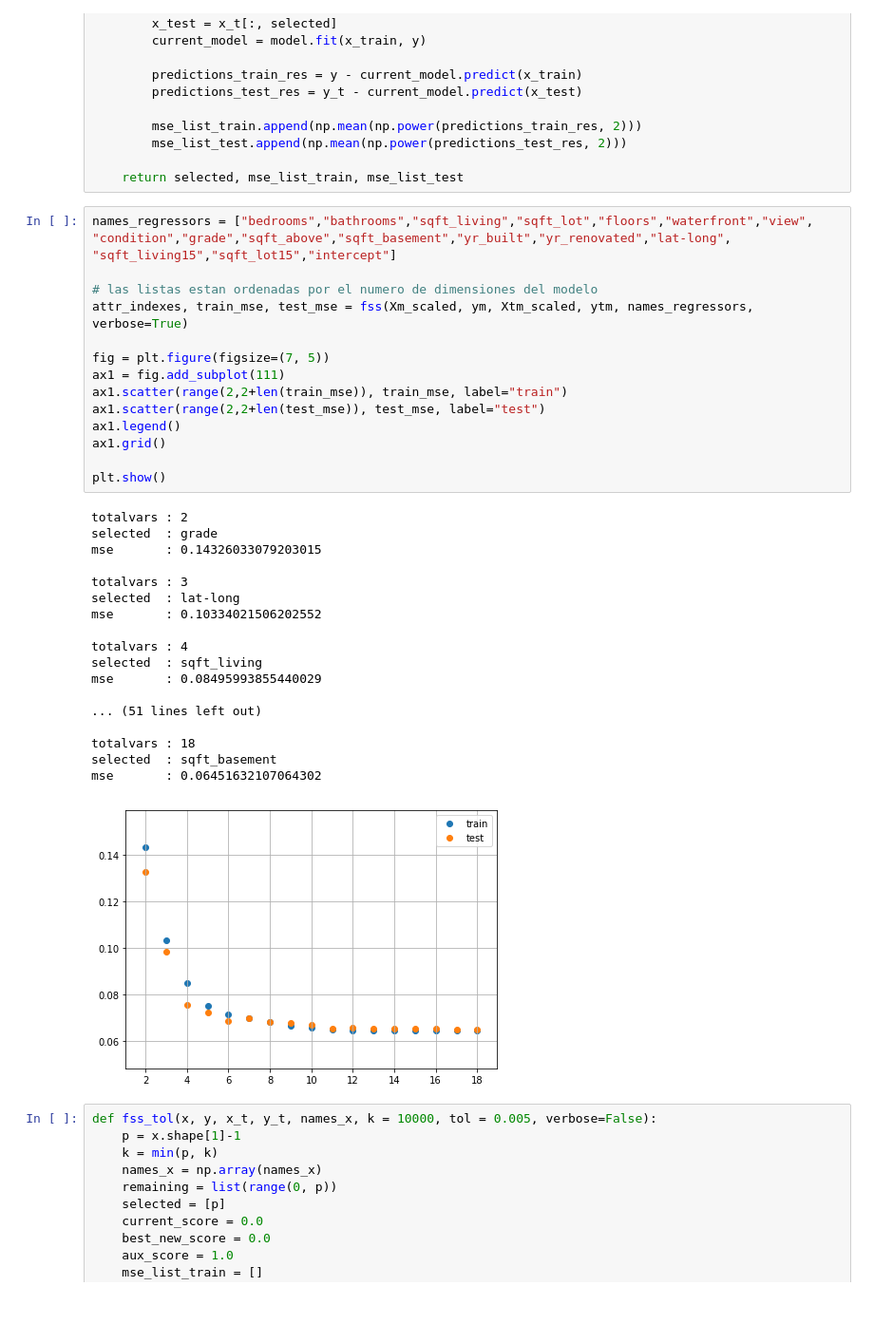
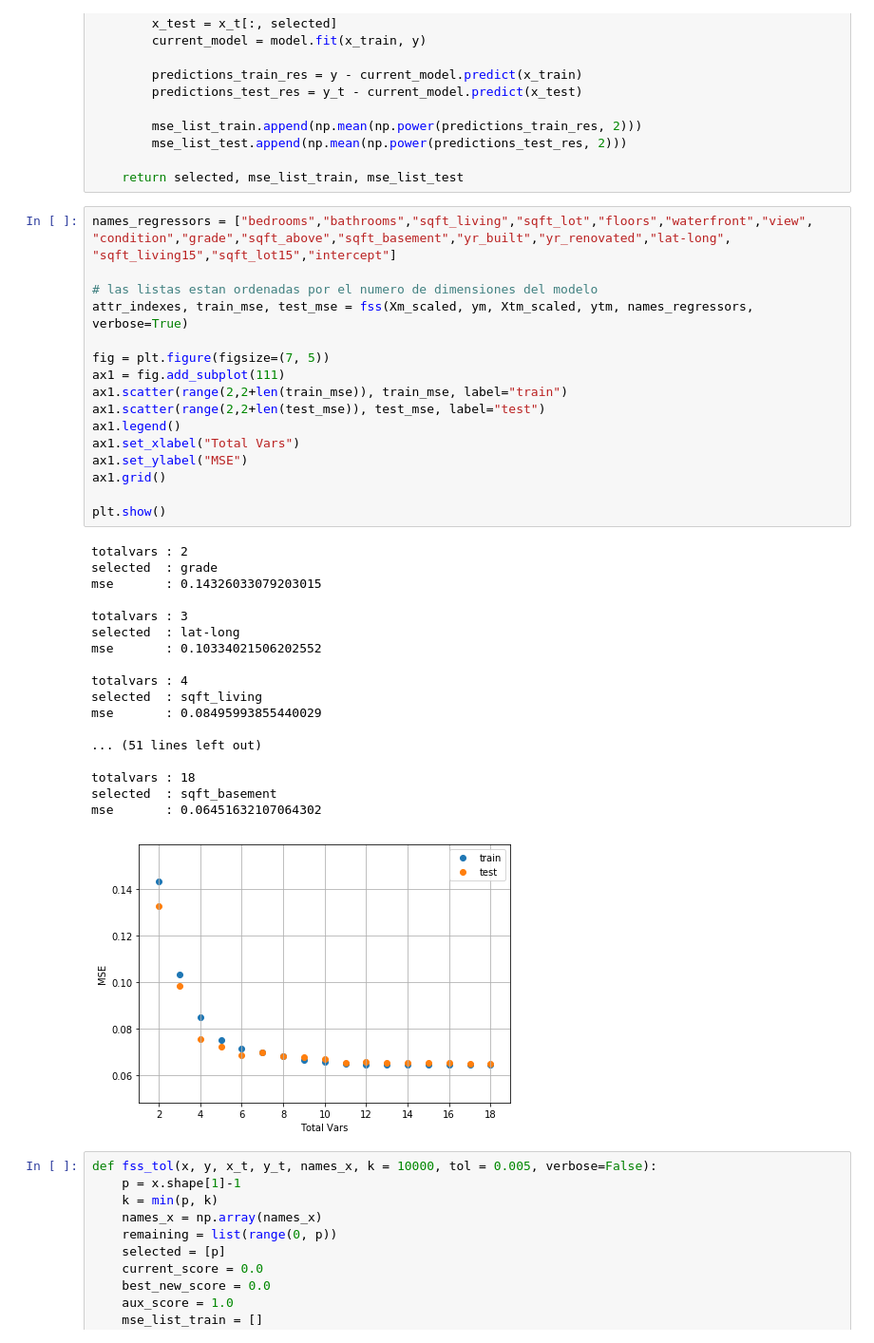
Before and after one commit to vlizanae/INF393, a Jupyter notebook: tarea-1/tarea-1.ipynb, the cells around one changed output. Shown at 95% size. Saved outputs shown, nothing was run; the diff lists cells and outputs as text; blank space fills up the shorter version.

```diff
--- a/tarea-1/tarea-1.ipynb
+++ b/tarea-1/tarea-1.ipynb
@@ -412,34 +410,36 @@ names_regressors = ["bedrooms","bathrooms","sqft_living","sqft_lot","floors","wa
 
 # las listas estan ordenadas por el numero de dimensiones del modelo
 attr_indexes, train_mse, test_mse = fss(Xm_scaled, ym, Xtm_scaled, ytm, names_regressors, verbose=True)
 
 fig = plt.figure(figsize=(7, 5))
 ax1 = fig.add_subplot(111)
 ax1.scatter(range(2,2+len(train_mse)), train_mse, label="train")
 ax1.scatter(range(2,2+len(test_mse)), test_mse, label="test")
 ax1.legend()
+ax1.set_xlabel("Total Vars")
+ax1.set_ylabel("MSE")
 ax1.grid()
 
 plt.show()
 # %% [output]
 totalvars : 2
 selected  : grade
 mse       : 0.14326033079203015
 
 totalvars : 3
 selected  : lat-long
 mse       : 0.10334021506202552
 
 totalvars : 4
 selected  : sqft_living
 mse       : 0.08495993855440029
 
 ... (51 lines left out)
 
 totalvars : 18
 selected  : sqft_basement
 mse       : 0.06451632107064302
-[figure, old version]
+[figure, new version]
 # %%
 def fss_tol(x, y, x_t, y_t, names_x, k = 10000, tol = 0.005, verbose=False):
     p = x.shape[1]-1
```
Also changed, not shown: parts of 34 cells of this notebook.
